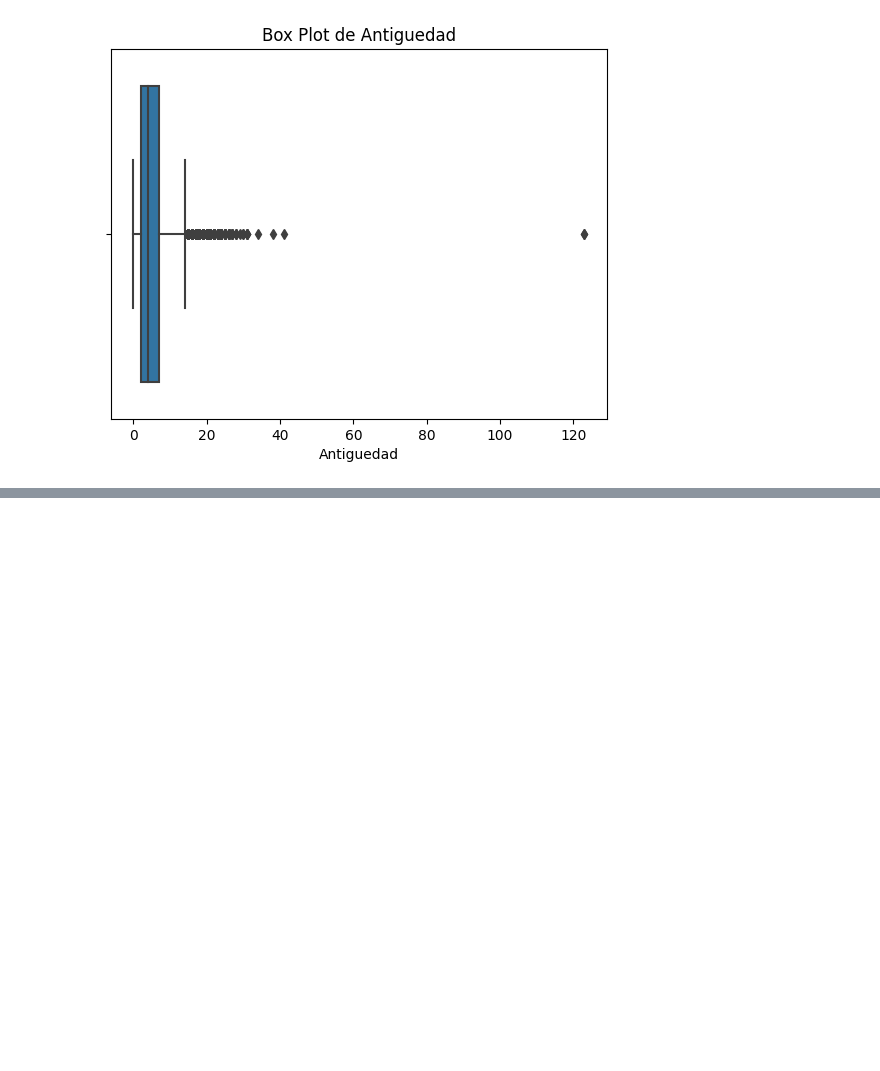
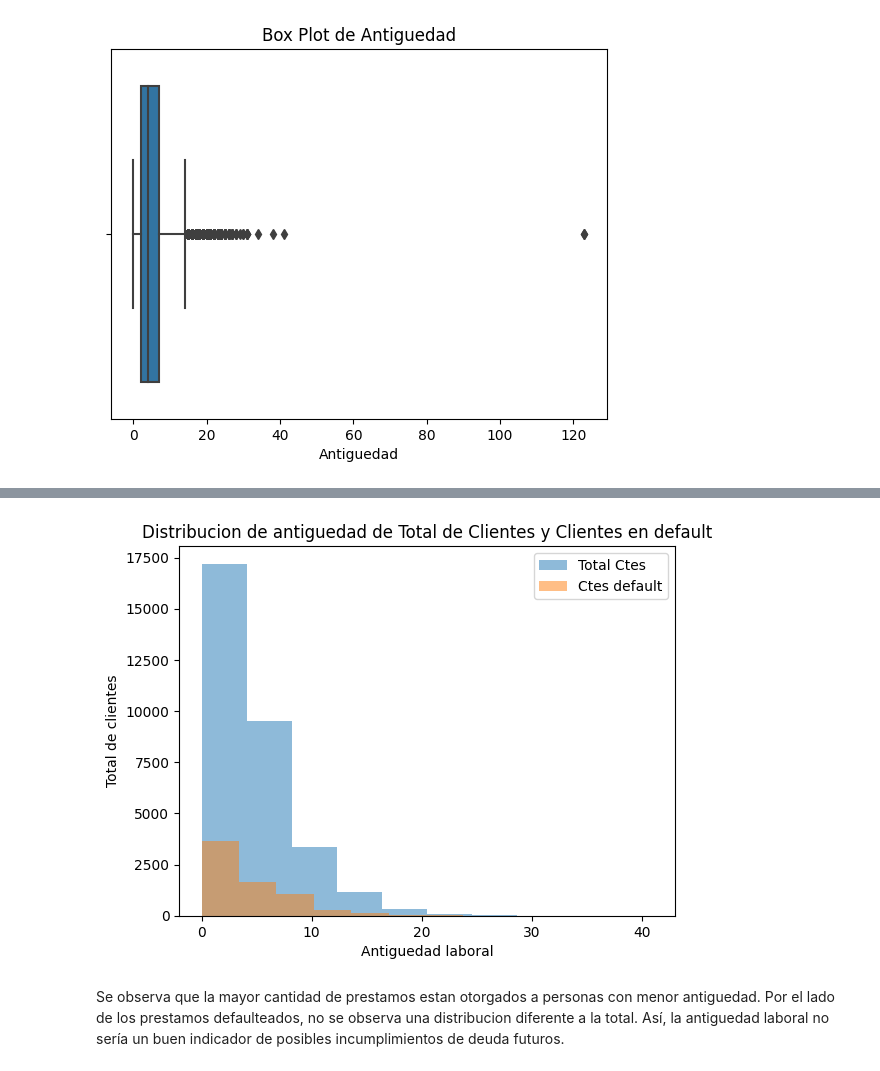
Before and after one commit to mflazaro/bases_ds_python, a Jupyter notebook: ProyectoDS_ParteII_Lazaro_draft.ipynb, the cells around one changed output, grey strips where cells are left out. Saved outputs shown, nothing was run; the diff lists cells and outputs as text; code cells hidden in the pictures; blank space fills up the shorter version.

```diff
--- a/ProyectoDS_ParteII_Lazaro_draft.ipynb
+++ b/ProyectoDS_ParteII_Lazaro_draft.ipynb
@@ -291,0 +353,12 @@ taxis_imputed.loc[outliers.index, 'total'] = median_value
+# %%
+plt.hist(df_winsorized_2.person_emp_length,alpha=0.5, label='Total Ctes')
+plt.hist(df_default_w_2.person_emp_length, alpha=0.5, label='Ctes default')
+plt.legend(loc='upper right')
+plt.title('Distribucion de antiguedad de Total de Clientes y Clientes en default')
+plt.xlabel('Antiguedad laboral')
+plt.ylabel('Total de clientes')
+plt.show()
+# %% [output]
+[figure, added]
+# %% [markdown]
+Se observa que la mayor cantidad de prestamos estan otorgados a personas con menor antiguedad. Por el lado de los prestamos defaulteados, no se observa una distribucion diferente a la total. Así, la antiguedad laboral no sería un buen indicador de posibles incumplimientos de deuda futuros.
```
Also changed, not shown: parts of 6 cells of this notebook.
